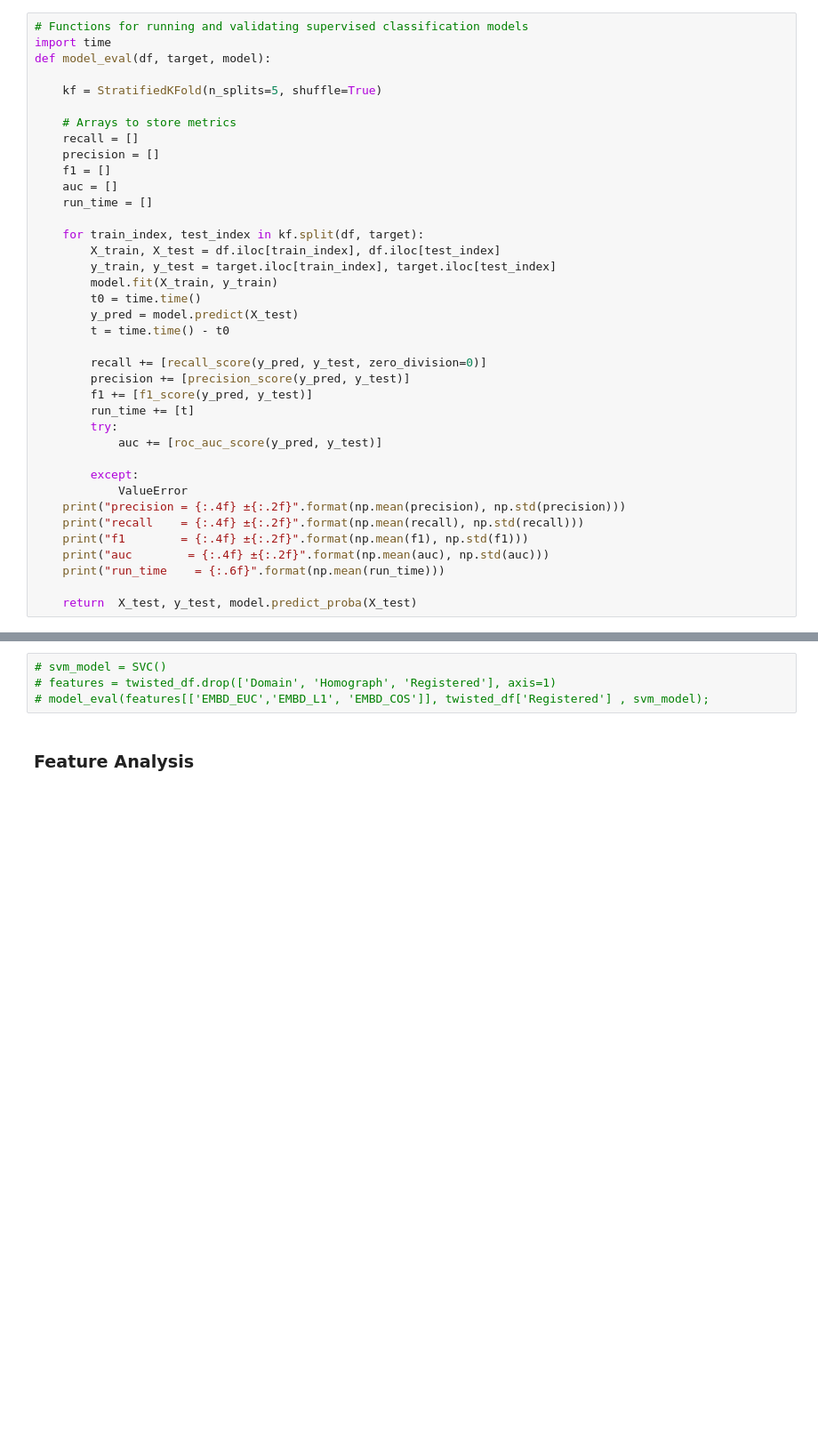
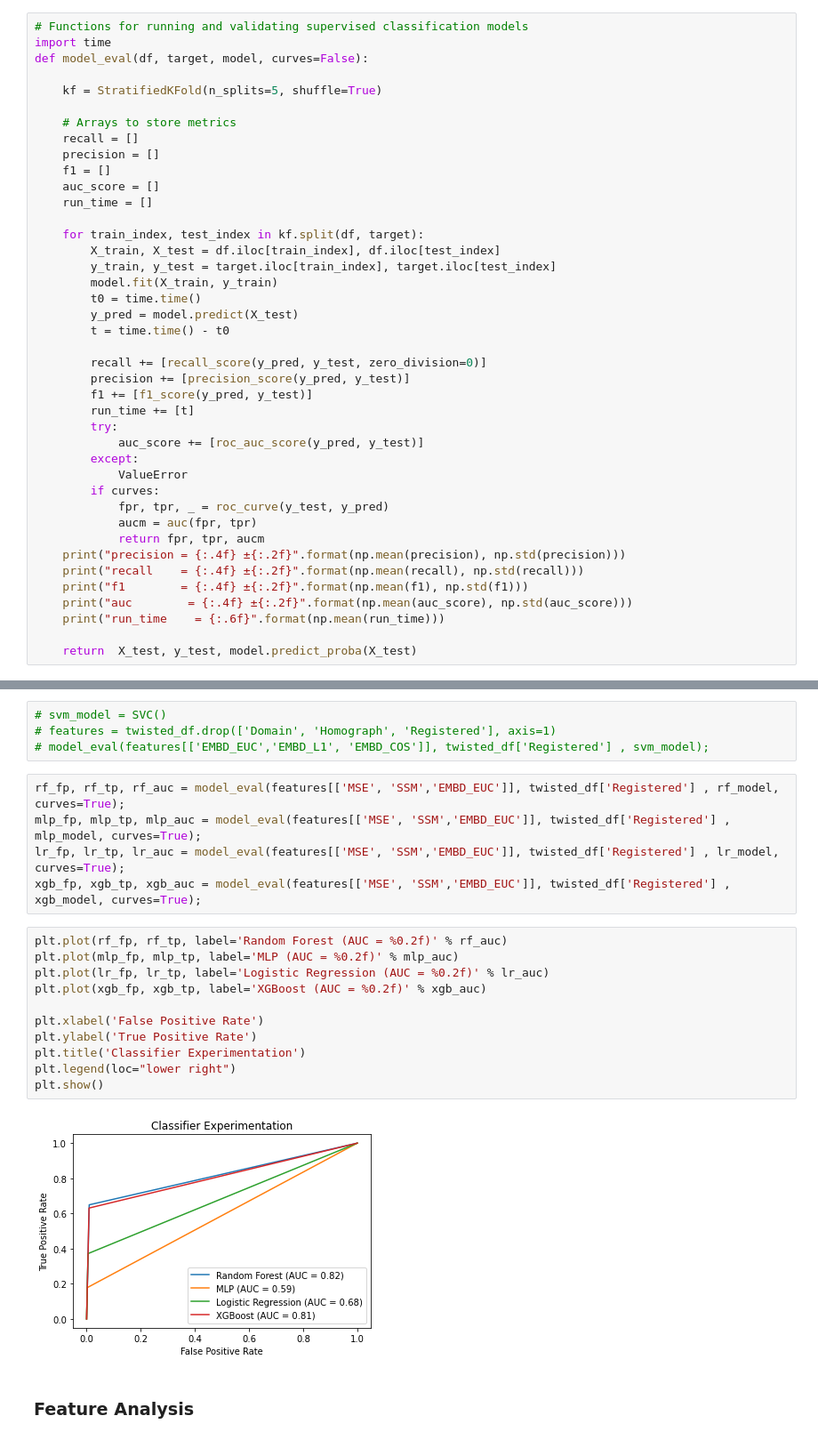
Before and after one commit to DannyMathieson/PhishEye, a Jupyter notebook: phisheye.ipynb, the cells around one changed output, grey strips where cells are left out. Shown: that part at 89% size. Drawn from its saved outputs; the diff is of its cells as text; blank space fills up the shorter version.

Commit message:
roc curves

```diff
--- a/phisheye.ipynb
+++ b/phisheye.ipynb
@@ -293,7 +293,7 @@ import numpy as np
 # %%
 # Functions for running and validating supervised classification models
 import time
-def model_eval(df, target, model):
+def model_eval(df, target, model, curves=False):
 
     kf = StratifiedKFold(n_splits=5, shuffle=True)
 
@@ -301,7 +301,7 @@ def model_eval(df, target, model):
     recall = []
     precision = []
     f1 = []
-    auc = []
+    auc_score = []
     run_time = []
 
     for train_index, test_index in kf.split(df, target):
@@ -317,14 +317,17 @@ def model_eval(df, target, model):
         f1 += [f1_score(y_pred, y_test)]
         run_time += [t]
         try:
-            auc += [roc_auc_score(y_pred, y_test)]
-
+            auc_score += [roc_auc_score(y_pred, y_test)]
         except:
             ValueError
+        if curves:
+            fpr, tpr, _ = roc_curve(y_test, y_pred)
+            aucm = auc(fpr, tpr)
+            return fpr, tpr, aucm
     print("precision = {:.4f} ±{:.2f}".format(np.mean(precision), np.std(precision)))
     print("recall    = {:.4f} ±{:.2f}".format(np.mean(recall), np.std(recall)))
     print("f1        = {:.4f} ±{:.2f}".format(np.mean(f1), np.std(f1)))
-    print("auc        = {:.4f} ±{:.2f}".format(np.mean(auc), np.std(auc)))
+    print("auc        = {:.4f} ±{:.2f}".format(np.mean(auc_score), np.std(auc_score)))
     print("run_time    = {:.6f}".format(np.mean(run_time)))
 
     return  X_test, y_test, model.predict_proba(X_test)
@@ -503,6 +506,24 @@ run_time    = 0.007956
 # svm_model = SVC()
 # features = twisted_df.drop(['Domain', 'Homograph', 'Registered'], axis=1)
 # model_eval(features[['EMBD_EUC','EMBD_L1', 'EMBD_COS']], twisted_df['Registered'] , svm_model);
+# %%
+rf_fp, rf_tp, rf_auc = model_eval(features[['MSE', 'SSM','EMBD_EUC']], twisted_df['Registered'] , rf_model, curves=True);
+mlp_fp, mlp_tp, mlp_auc = model_eval(features[['MSE', 'SSM','EMBD_EUC']], twisted_df['Registered'] , mlp_model, curves=True);
+lr_fp, lr_tp, lr_auc = model_eval(features[['MSE', 'SSM','EMBD_EUC']], twisted_df['Registered'] , lr_model, curves=True);
+xgb_fp, xgb_tp, xgb_auc = model_eval(features[['MSE', 'SSM','EMBD_EUC']], twisted_df['Registered'] , xgb_model, curves=True);
+# %%
+plt.plot(rf_fp, rf_tp, label='Random Forest (AUC = %0.2f)' % rf_auc)
+plt.plot(mlp_fp, mlp_tp, label='MLP (AUC = %0.2f)' % mlp_auc)
+plt.plot(lr_fp, lr_tp, label='Logistic Regression (AUC = %0.2f)' % lr_auc)
+plt.plot(xgb_fp, xgb_tp, label='XGBoost (AUC = %0.2f)' % xgb_auc)
+
+plt.xlabel('False Positive Rate')
+plt.ylabel('True Positive Rate')
+plt.title('Classifier Experimentation')
+plt.legend(loc="lower right")
+plt.show()
+# %% [output]
+[figure, added]
 # %% [markdown]
 ### Feature Analysis
 # %%
```
Also changed, not shown: parts of 4 cells of this notebook.
